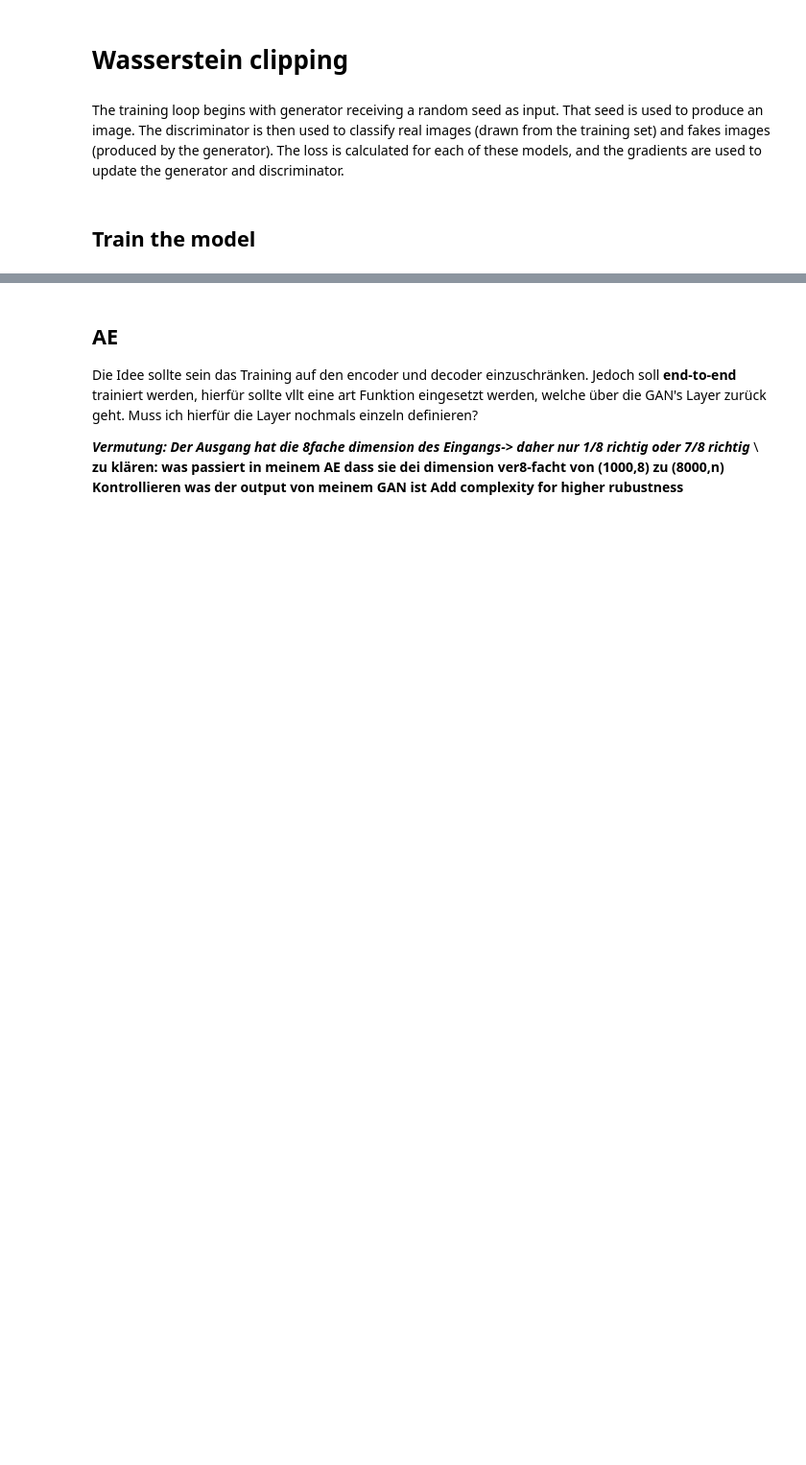
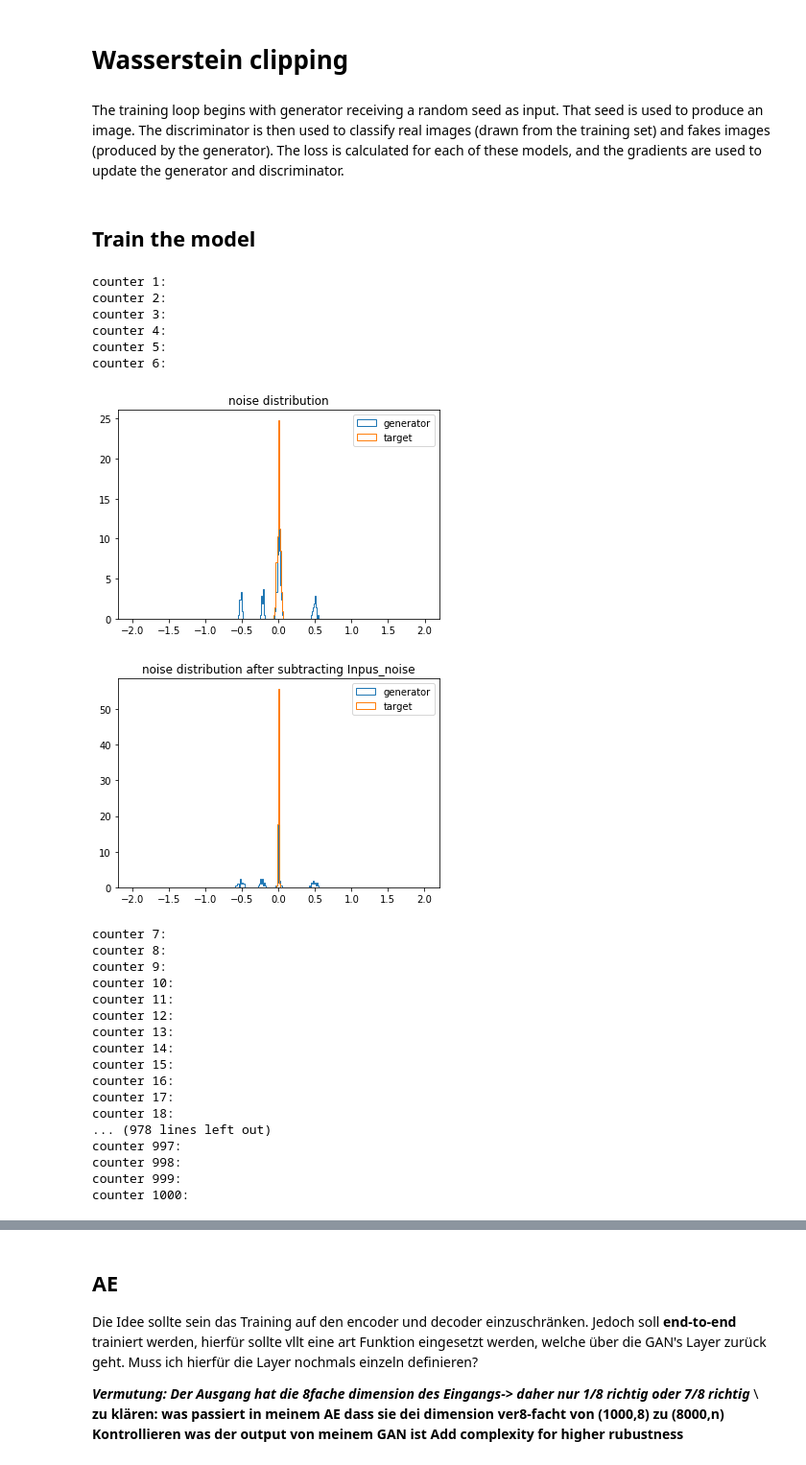
Before and after one commit to YBen1/Autoencoder_communication_sytem_with_GAN_channel-estimation, a Jupyter notebook: Copy_of_MA_GAN_estimation.ipynb, the cells around one changed output, grey strips where cells are left out. Shown at 96% size. Drawn from its saved outputs; the diff is of its cells as text; code cells hidden in the pictures; blank space fills up the shorter version.

```diff
--- a/Copy_of_MA_GAN_estimation.ipynb
+++ b/Copy_of_MA_GAN_estimation.ipynb
@@ -148,13 +149,13 @@ tf.print(generator_noise(x))
 #out = tf.keras.layers.Dense(n, use_bias= False, activation='relu')(h2)
 
 input1 = tf.keras.layers.Input(shape=(n,))
-x1 = tf.keras.layers.Dense(n, activation='relu')(input1)
+x1 = tf.keras.layers.Dense(n, activation=None)(input1)
 input2 = tf.keras.layers.Lambda(generator_noise)(input1)
-x2 = tf.keras.layers.Dense(n, activation='relu')(input2)
+x2 = tf.keras.layers.Dense(n, activation=None)(input2)
 subtracted = tf.keras.layers.Concatenate(-1)([x1, x2])
 h1 = tf.keras.layers.Dense(32)(subtracted)
 h2 = tf.keras.layers.Dense(32,use_bias=True, activation='relu')(h1)
-out = tf.keras.layers.Dense(n, use_bias= False, activation='relu')(h2)
+out = tf.keras.layers.Dense(n, use_bias= False, activation='linear')(h2)
 
 #input2 = tf.keras.layers.Input(shape=(n,)) #tf.keras.backend.zeros(shape=(n,))# Input(shape=(n,))
 #input3 = tf.keras.layers.GaussianNoise(noise_std)(input2) #input1,stddev =0.5
@@ -376,3 +368,11 @@ num_examples_to_generate = 16
+# %%
+epochs = 2000
+steps_per_epoches = 100
+batch_size = 1000
+
+evaluation_per_epochs = 20
+
+seed = tf.random.normal([batch_size, n])
 # %% [markdown]
 # Wasserstein clipping
 # %%
@@ -381,21 +381,23 @@ clip_D = [p.assign(tf.clip_by_value(p, -0.01, 0.01)) for p in discriminator.trai
 #def get_disc_grad(trainable_variables):
 #  return [p.assign(tf.clip_by_value(p, -0.01, 0.01)) for p in trainable_variables]
 # %%
-def train(epochs, steps_per_epoches , batch_size, generator, discriminator):
+def train(epochs, steps_per_epoches , batch_size):
   start = time.time()
   counter = 0
   epoch = 0
   for epoch in range(epochs):
-    start = time.time()
     #print(massege_batch)
     counter += 1
-    train_step(epoch, steps_per_epoches , batch_size, generator, discriminator)
+    x = tf.random.normal((batch_size,n),dtype=tf.dtypes.float32)    #randomly sample input data ("fake" AE messages)
+    x = x/tf.sqrt(2*tf.reduce_mean(tf.square(x)))
+
+    train_step(x)
     #if counter%5 == 0:
-    #  print("counter %d:" % (counter))
-    if counter%2 == 0 and counter<3:
+    tf.print("counter %d:" % (counter))
+    if counter%6 == 0 and counter<8:
       real_eval_data, fake_eval_data, inputs = get_evaluation_data(evaluation_per_epochs)
       test_eval(real_eval_data, fake_eval_data, inputs)
-    if counter%100 == 0:
+    if counter%1000 == 0:
       real_eval_data, fake_eval_data, inputs = get_evaluation_data(evaluation_per_epochs)
       test_eval(real_eval_data, fake_eval_data, inputs)
     #print ('Time for epoch {} is {} sec,'.format(epoch + 1, time.time()-start))
@@ -482,7 +484,33 @@ generator.optimizer
 ## Train the model
 # %%
 %%time
-train(epochs, steps_per_epoches , batch_size, generator, discriminator)
+train(epochs, steps_per_epoches , batch_size)
 
 generator.summary()
 discriminator.summary()
+# %% [output]
+counter 1:
+counter 2:
+counter 3:
+counter 4:
+counter 5:
+counter 6:
+[figure, added]
+[figure, added]
+counter 7:
+counter 8:
+counter 9:
+counter 10:
+counter 11:
+counter 12:
+counter 13:
+counter 14:
+counter 15:
+counter 16:
+counter 17:
+counter 18:
+... (978 lines left out)
+counter 997:
+counter 998:
+counter 999:
+counter 1000:
```
Also changed, not shown: parts of 14 cells of this notebook.
